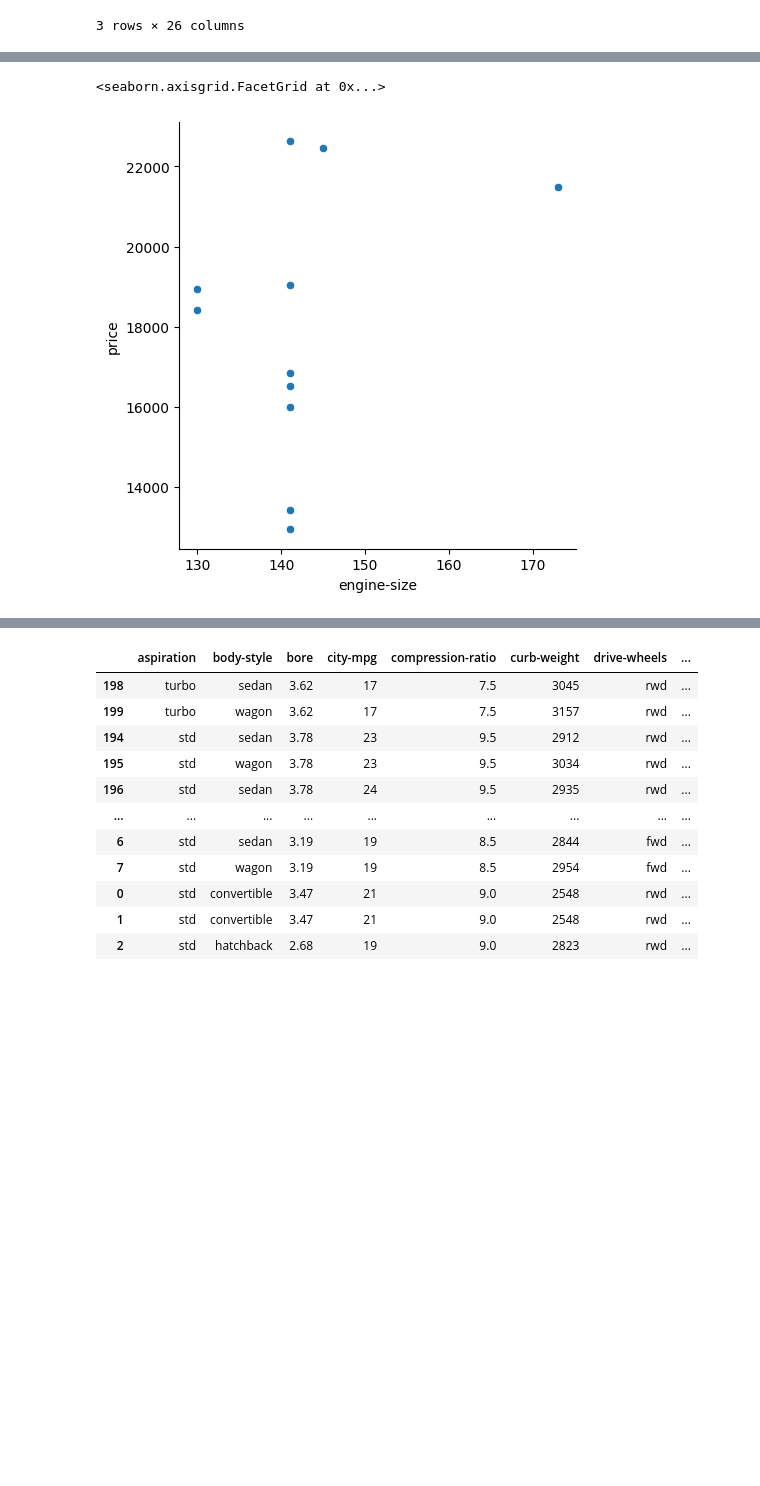
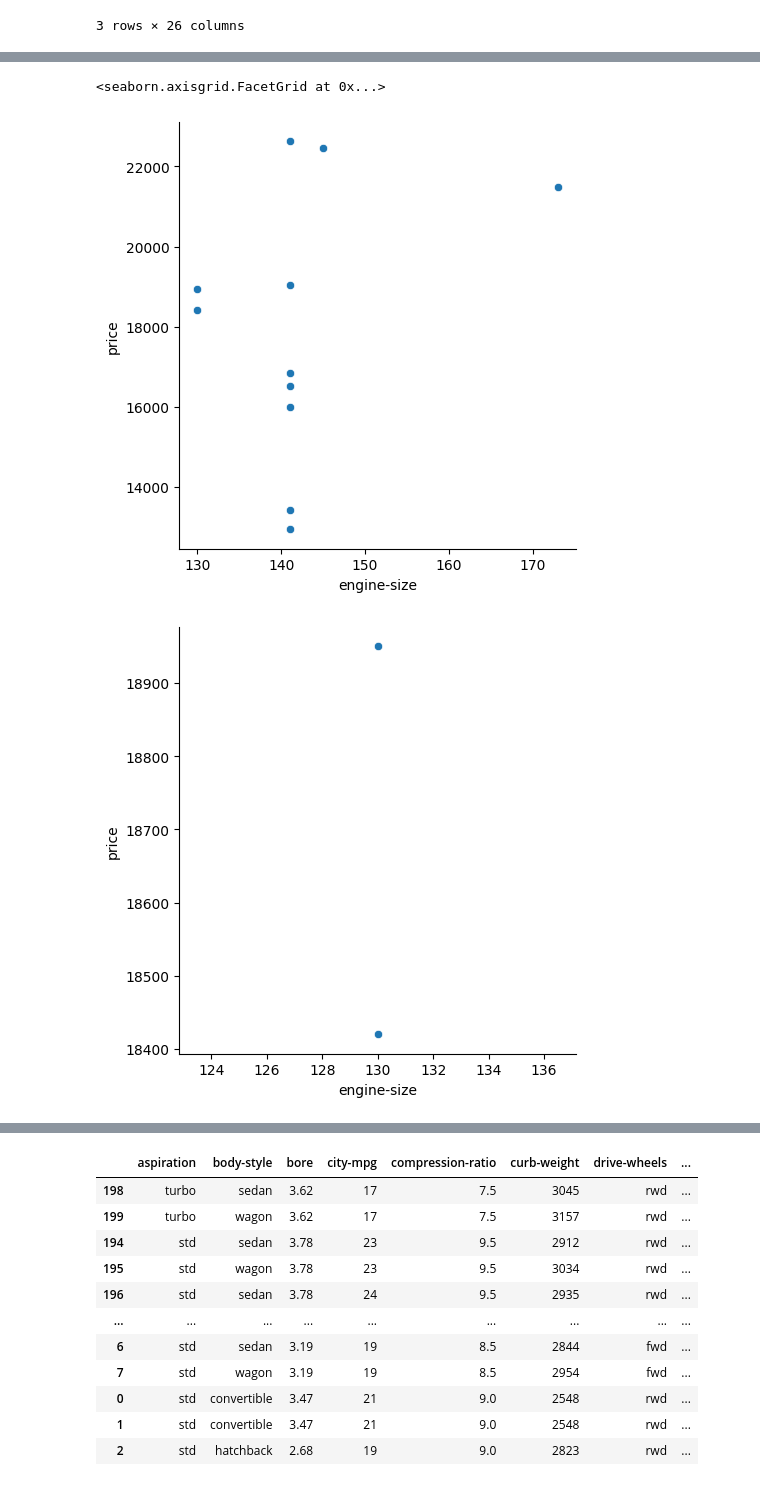
Before and after one commit to yomo001/databehandling-YOUNIS-MOUSSAVI, a Jupyter notebook: Code-Alongs/L006_Query.ipynb, the cells around one changed output, grey strips where cells are left out. Drawn from its saved outputs; the diff is of its cells as text; code cells hidden in the pictures; blank space fills up the shorter version.

```diff
--- a/Code-Alongs/L006_Query.ipynb
+++ b/Code-Alongs/L006_Query.ipynb
@@ -92,14 +149,14 @@ SyntaxError: closing parenthesis ')' does not match opening parenthesis '[' (362
 # %%
 import seaborn as sns
 # sns.relplot(x = "engine-size", y="price", data = autos)   # Obs för alla bilar
 
 sns.relplot(x = "engine-size", y="price", data = autos[autos["make"] == "volvo"])     # Med boolmask för att plotta samma sak enbart för volvo
 
-
-# sns.relplot(x = "engine-size", y="price", data = autos.query("make =='volvo'"))
+sns.relplot(x = "engine-size", y="price", data = autos.query("make =='volvo' and `engine-size` <= 140"))    # Samma sak men via .query
 # %% [output]
 <seaborn.axisgrid.FacetGrid at 0x...>
 [figure]
+[figure, added]
 # %% [markdown]
 ## Sorting dataframe
 
```
Also changed, not shown: parts of 9 cells of this notebook, 2 other files.
